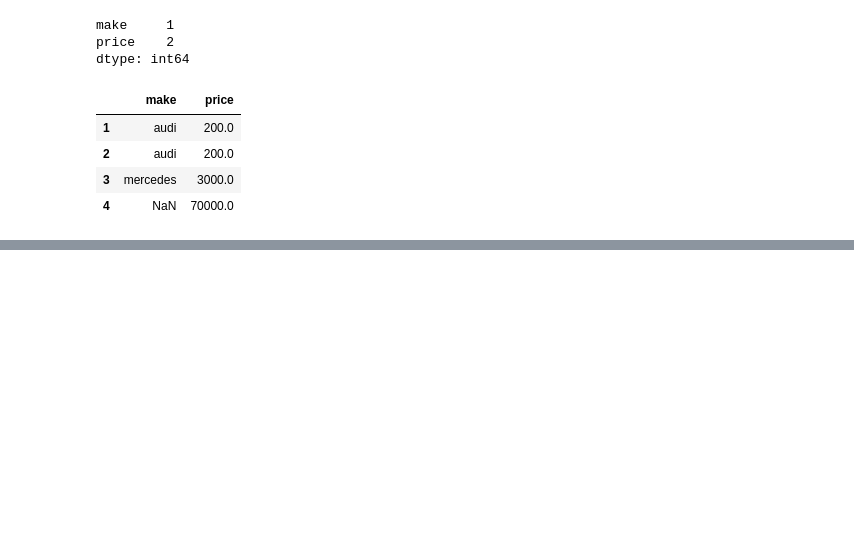
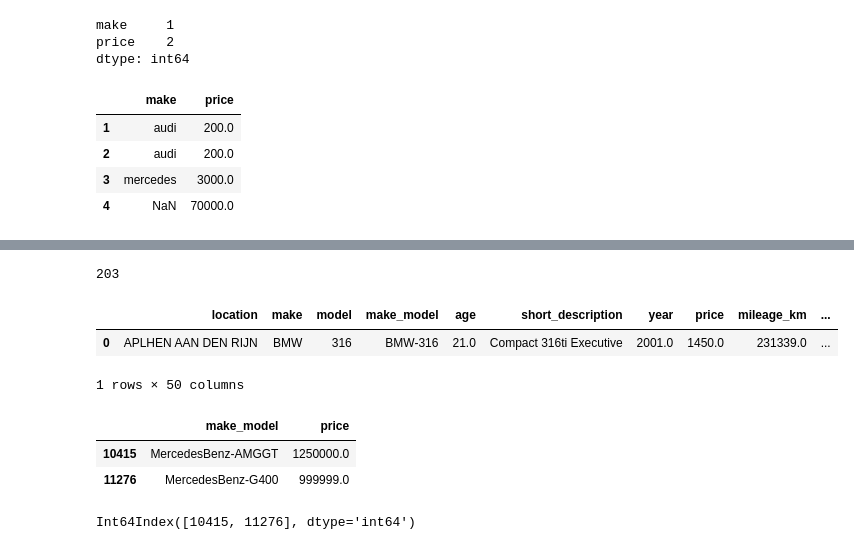
Before and after one commit to abdullahcayde/Auto_Scout_Project, a Jupyter notebook: sil.ipynb, the cells around one changed output, grey strips where cells are left out. Saved outputs shown, nothing was run; the diff lists cells and outputs as text; code cells hidden in the pictures; blank space fills up the shorter version.

```diff
--- a/sil.ipynb
+++ b/sil.ipynb
@@ -233,0 +353,21 @@ df.dropna(subset=['price'], inplace=False)
+# %%
+list_aranan = list(aranan)
+len(list_aranan)
+# %% [output]
+203
+# %%
+df.head(1)
+# %% [output]
+|  | location | make | model | make_model | age | short_description | year | price | mileage_km | ... |
+| 0 | APLHEN AAN DEN RIJN | BMW | 316 | BMW-316 | 21.0 | Compact 316ti Executive | 2001.0 | 1450.0 | 231339.0 | ... |
+1 rows × 50 columns
+# %%
+df.loc[(df.price > 300000), ['make_model' , 'price'] ]
+# %% [output]
+|  | make_model | price |
+| 10415 | MercedesBenz-AMGGT | 1250000.0 |
+| 11276 | MercedesBenz-G400 | 999999.0 |
+# %%
+(df.price > 300000)[(df.price > 300000)]
+# %% [output]
+Int64Index([10415, 11276], dtype='int64')
```
Also changed, not shown: parts of 34 cells of this notebook, 4 other files.
